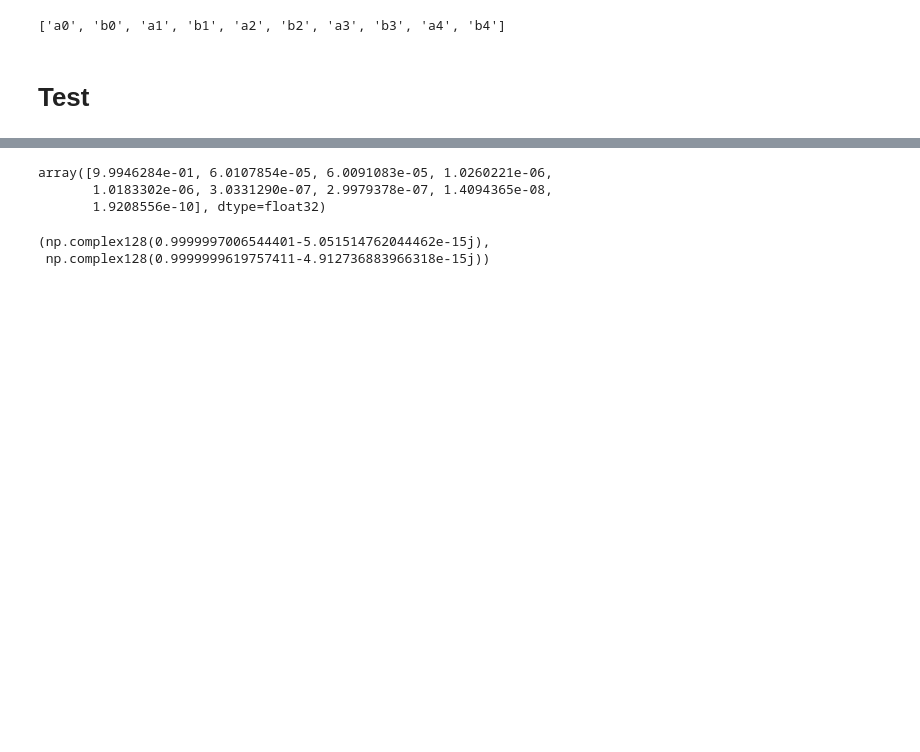
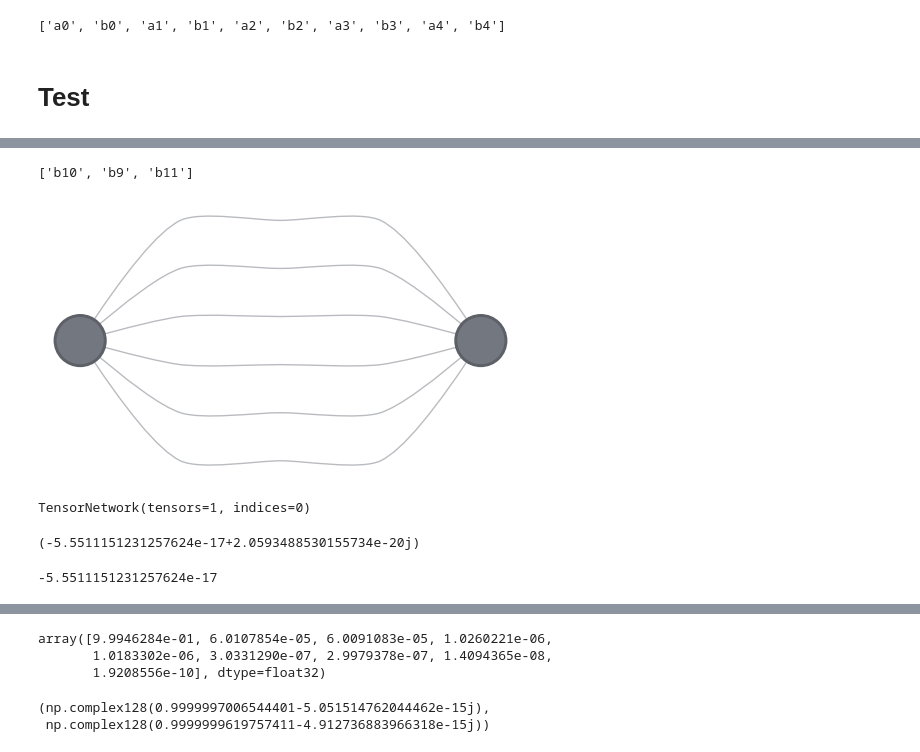
Before and after one commit to kieran-cooney/spt_numerical_classificiation, a Jupyter notebook: code/fermionic_cases/time_reversal_symmetries/z2_f_x_z2_t_majorana_mps_optimization.ipynb, the cells around one changed output, grey strips where cells are left out. Saved outputs shown, nothing was run; the diff lists cells and outputs as text; code cells hidden in the pictures; blank space fills up the shorter version.

```diff
--- a/code/fermionic_cases/time_reversal_symmetries/z2_f_x_z2_t_majorana_mps_optimization.ipynb
+++ b/code/fermionic_cases/time_reversal_symmetries/z2_f_x_z2_t_majorana_mps_optimization.ipynb
@@ -795,0 +818,33 @@ TensorNetwork(tensors=1, indices=10)
+# %%
+rdm = rho
+# %%
+rdm_indices = rdm.outer_inds()
+
+k_indices = [s for s in rdm_indices if s.startswith('k')]
+b_indices = [s for s in rdm_indices if s.startswith('b')]
+
+rdm_transpose_map = {
+    **{s: f'b{s[1:]}' for s in k_indices},
+    **{s: f'k{s[1:]}' for s in b_indices}
+}
+# %%
+b_indices
+# %% [output]
+['b10', 'b9', 'b11']
+# %%
+out = (
+    rdm
+    & rdm.reindex(rdm_transpose_map)
+)
+# %%
+out.draw()
+# %% [output]
+[figure, added]
+# %%
+out.contract(inplace=True)
+# %% [output]
+TensorNetwork(tensors=1, indices=0)
+# %%
+out.item()
+# %% [output]
+(-5.5511151231257624e-17+2.0593488530155734e-20j)
@@ -795,0 +853,4 @@ TensorNetwork(tensors=1, indices=10)
+# %%
+out
+# %% [output]
+-5.5511151231257624e-17
```
Also changed, not shown: parts of 26 cells of this notebook.
